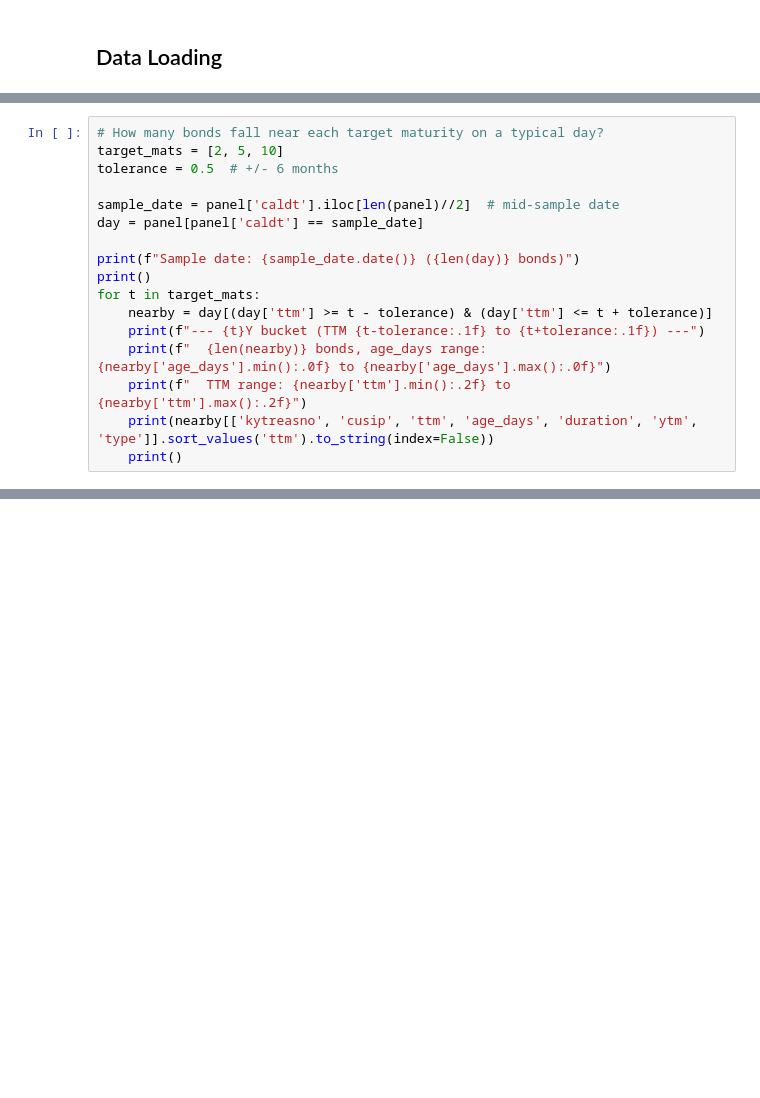
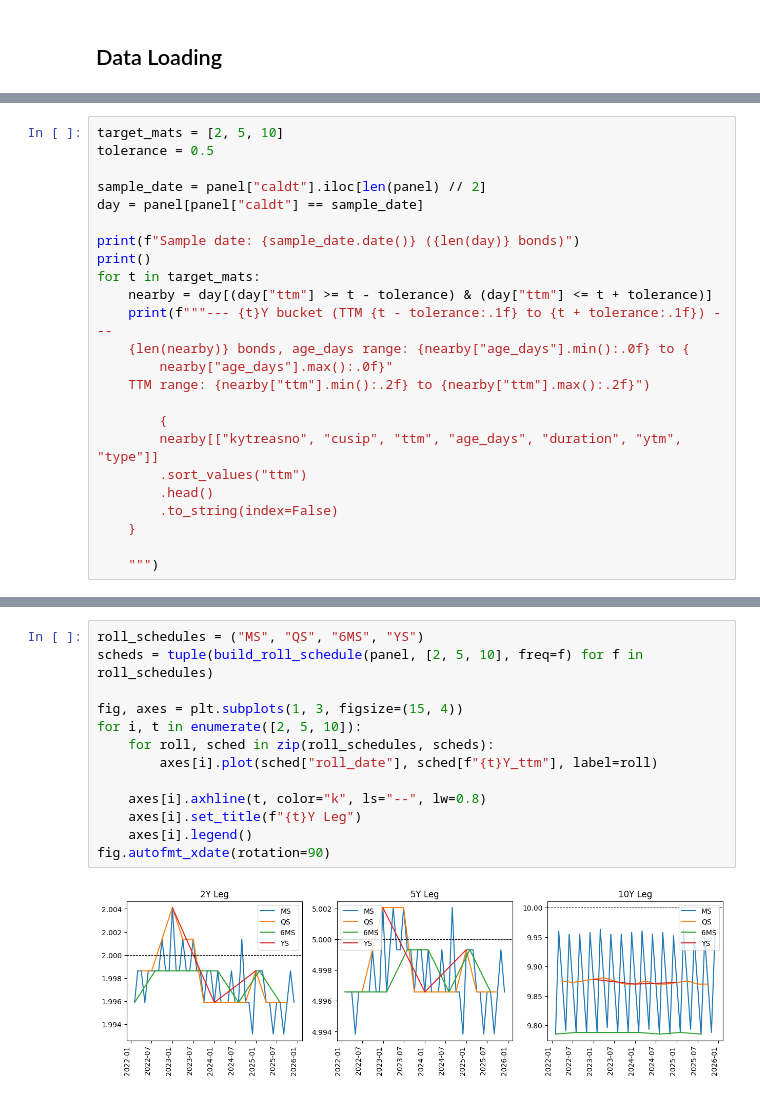
Before and after one commit to y3y-tech/Fixed_Income_Butterfly_Trades, a Jupyter notebook: Question_5.ipynb, the cells around one changed output, grey strips where cells are left out. Cells and saved outputs as stored; diff of their text form; blank space fills up the shorter version.

```diff
--- a/Question_5.ipynb
+++ b/Question_5.ipynb
@@ -66,17 +92,24 @@ panel.describe()
 # %%
-# How many bonds fall near each target maturity on a typical day?
 target_mats = [2, 5, 10]
-tolerance = 0.5  # +/- 6 months
+tolerance = 0.5
 
-sample_date = panel['caldt'].iloc[len(panel)//2]  # mid-sample date
-day = panel[panel['caldt'] == sample_date]
+sample_date = panel["caldt"].iloc[len(panel) // 2]
+day = panel[panel["caldt"] == sample_date]
 
 print(f"Sample date: {sample_date.date()} ({len(day)} bonds)")
 print()
 for t in target_mats:
-    nearby = day[(day['ttm'] >= t - tolerance) & (day['ttm'] <= t + tolerance)]
-    print(f"--- {t}Y bucket (TTM {t-tolerance:.1f} to {t+tolerance:.1f}) ---")
-    print(f"  {len(nearby)} bonds, age_days range: {nearby['age_days'].min():.0f} to {nearby['age_days'].max():.0f}")
-    print(f"  TTM range: {nearby['ttm'].min():.2f} to {nearby['ttm'].max():.2f}")
-    print(nearby[['kytreasno', 'cusip', 'ttm', 'age_days', 'duration', 'ytm', 'type']].sort_values('ttm').to_string(index=False))
-    print()
+    nearby = day[(day["ttm"] >= t - tolerance) & (day["ttm"] <= t + tolerance)]
+    print(f"""--- {t}Y bucket (TTM {t - tolerance:.1f} to {t + tolerance:.1f}) ---
+    {len(nearby)} bonds, age_days range: {nearby["age_days"].min():.0f} to {
+        nearby["age_days"].max():.0f}"
+    TTM range: {nearby["ttm"].min():.2f} to {nearby["ttm"].max():.2f}")
+
+        {
+        nearby[["kytreasno", "cusip", "ttm", "age_days", "duration", "ytm", "type"]]
+        .sort_values("ttm")
+        .head()
+        .to_string(index=False)
+    }
+
+    """)
@@ -197,3 +215,18 @@ def build_roll_schedule(panel, target_maturities, freq='MS', method='closest_ttm
         records.append(record)
 
     return pd.DataFrame(records)
+# %%
+roll_schedules = ("MS", "QS", "6MS", "YS")
+scheds = tuple(build_roll_schedule(panel, [2, 5, 10], freq=f) for f in roll_schedules)
+
+fig, axes = plt.subplots(1, 3, figsize=(15, 4))
+for i, t in enumerate([2, 5, 10]):
+    for roll, sched in zip(roll_schedules, scheds):
+        axes[i].plot(sched["roll_date"], sched[f"{t}Y_ttm"], label=roll)
+
+    axes[i].axhline(t, color="k", ls="--", lw=0.8)
+    axes[i].set_title(f"{t}Y Leg")
+    axes[i].legend()
+fig.autofmt_xdate(rotation=90)
+# %% [output]
+[figure, added]
```
Also changed, not shown: parts of 28 cells of this notebook, 2 other files.
